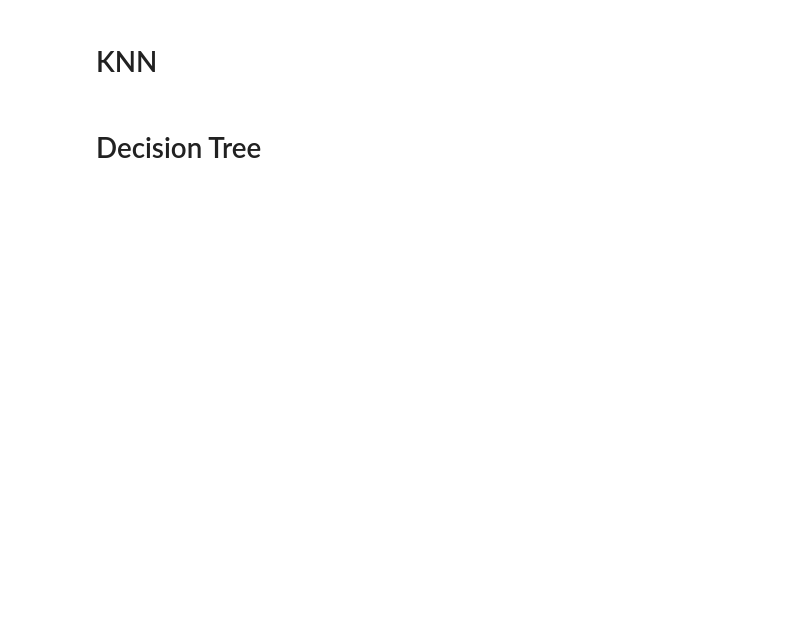
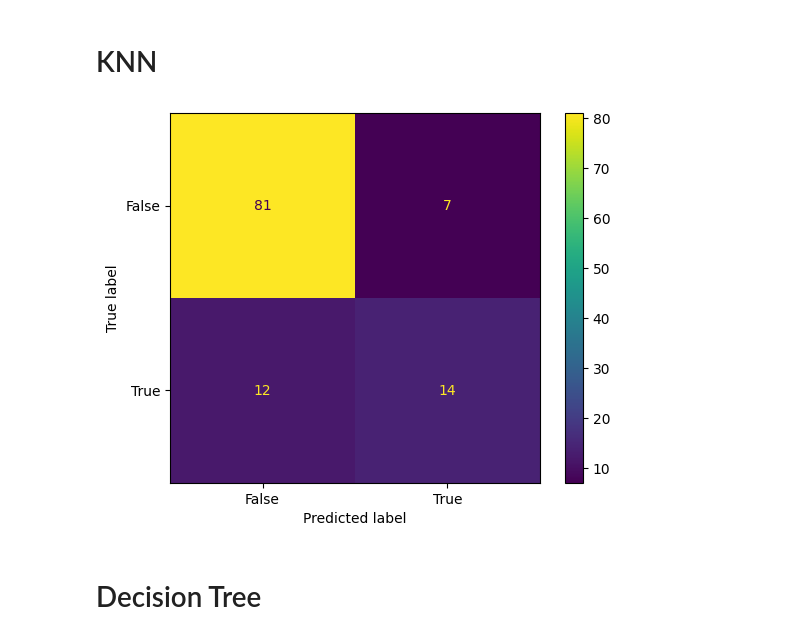
Before and after one commit to asideras/MSc-in-AI-Demokritos-Machine-Learning-Course, a Jupyter notebook: notebooks/murmur_classification.ipynb, the cells around one changed output. Saved outputs shown, nothing was run; the diff lists cells and outputs as text; code cells hidden in the pictures; blank space fills up the shorter version.

```diff
--- a/notebooks/murmur_classification.ipynb
+++ b/notebooks/murmur_classification.ipynb
@@ -82,9 +216,17 @@ print_metrics(y_val,y_pred,f,"Naive Bayes")
 # %% [markdown]
 # KNN
 # %%
-clf3 = KNeighborsClassifier(n_neighbors=3)
-clf3.fit(X_train, y_train)
-y_pred = clf3.predict(X_val)
-print_metrics(y_val,y_pred,f,"KNN")
+clf3 = KNeighborsClassifier(n_neighbors=5)
+clf3.fit(new_X_train, new_y_train)
+y_pred = clf3.predict(X_test)
+print_metrics(y_test,y_pred,f,"KNN")
+
+cm = confusion_matrix(y_test,y_pred)
+cm_display = ConfusionMatrixDisplay(confusion_matrix = cm, display_labels = [False, True])
+
+cm_display.plot()
+plt.show()
+# %% [output]
+[figure, added]
 # %% [markdown]
 # Decision Tree
```
Also changed, not shown: parts of 25 cells of this notebook, 4 other files.
